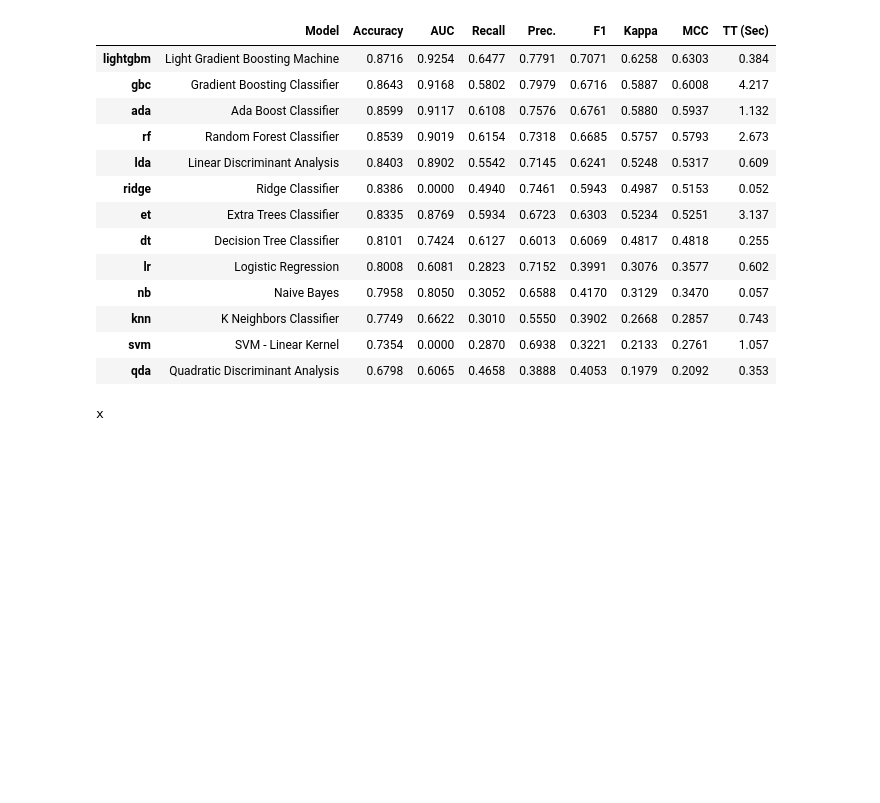
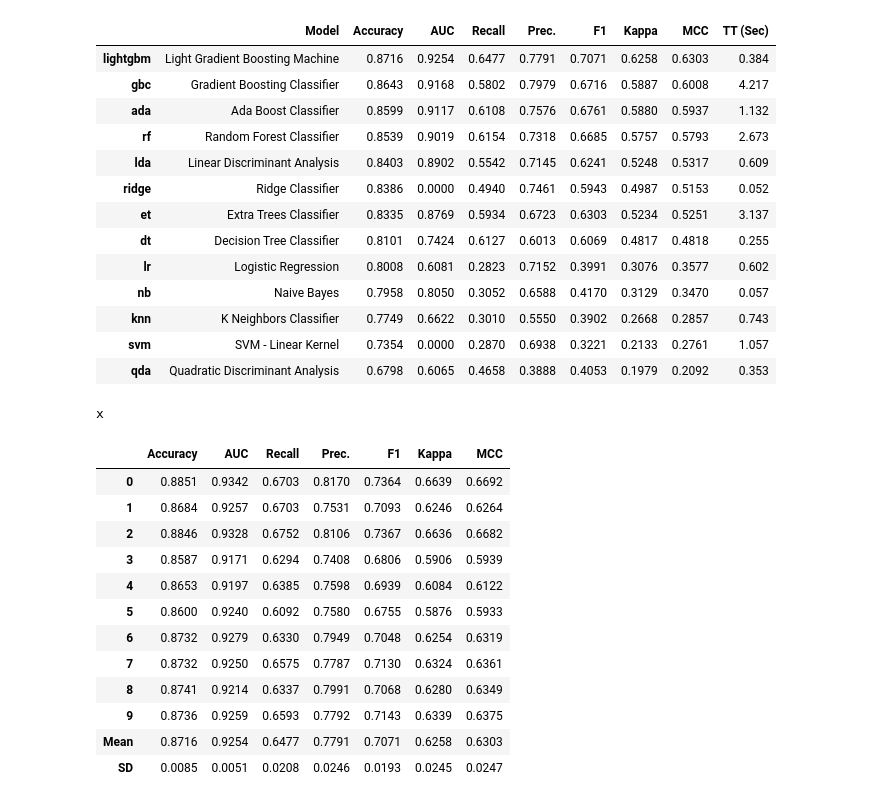
Before and after one commit to tmtong/ai-library-exploration, a Jupyter notebook: pycaret_tabular.ipynb, the cells around one changed output. Cells and saved outputs as stored; diff of their text form; code cells hidden in the pictures; blank space fills up the shorter version.

```diff
--- a/pycaret_tabular.ipynb
+++ b/pycaret_tabular.ipynb
@@ -55,3 +55,19 @@ print("x")
 | svm | SVM - Linear Kernel | 0.7354 | 0.0000 | 0.2870 | 0.6938 | 0.3221 | 0.2133 | 0.2761 | 1.057 |
 | qda | Quadratic Discriminant Analysis | 0.6798 | 0.6065 | 0.4658 | 0.3888 | 0.4053 | 0.1979 | 0.2092 | 0.353 |
 x
+# %%
+lightgbm = create_model('lightgbm')
+# %% [output]
+|  | Accuracy | AUC | Recall | Prec. | F1 | Kappa | MCC |
+| 0 | 0.8851 | 0.9342 | 0.6703 | 0.8170 | 0.7364 | 0.6639 | 0.6692 |
+| 1 | 0.8684 | 0.9257 | 0.6703 | 0.7531 | 0.7093 | 0.6246 | 0.6264 |
+| 2 | 0.8846 | 0.9328 | 0.6752 | 0.8106 | 0.7367 | 0.6636 | 0.6682 |
+| 3 | 0.8587 | 0.9171 | 0.6294 | 0.7408 | 0.6806 | 0.5906 | 0.5939 |
+| 4 | 0.8653 | 0.9197 | 0.6385 | 0.7598 | 0.6939 | 0.6084 | 0.6122 |
+| 5 | 0.8600 | 0.9240 | 0.6092 | 0.7580 | 0.6755 | 0.5876 | 0.5933 |
+| 6 | 0.8732 | 0.9279 | 0.6330 | 0.7949 | 0.7048 | 0.6254 | 0.6319 |
+| 7 | 0.8732 | 0.9250 | 0.6575 | 0.7787 | 0.7130 | 0.6324 | 0.6361 |
+| 8 | 0.8741 | 0.9214 | 0.6337 | 0.7991 | 0.7068 | 0.6280 | 0.6349 |
+| 9 | 0.8736 | 0.9259 | 0.6593 | 0.7792 | 0.7143 | 0.6339 | 0.6375 |
+| Mean | 0.8716 | 0.9254 | 0.6477 | 0.7791 | 0.7071 | 0.6258 | 0.6303 |
+| SD | 0.0085 | 0.0051 | 0.0208 | 0.0246 | 0.0193 | 0.0245 | 0.0247 |
```
Also changed, not shown: parts of 3 cells of this notebook.
